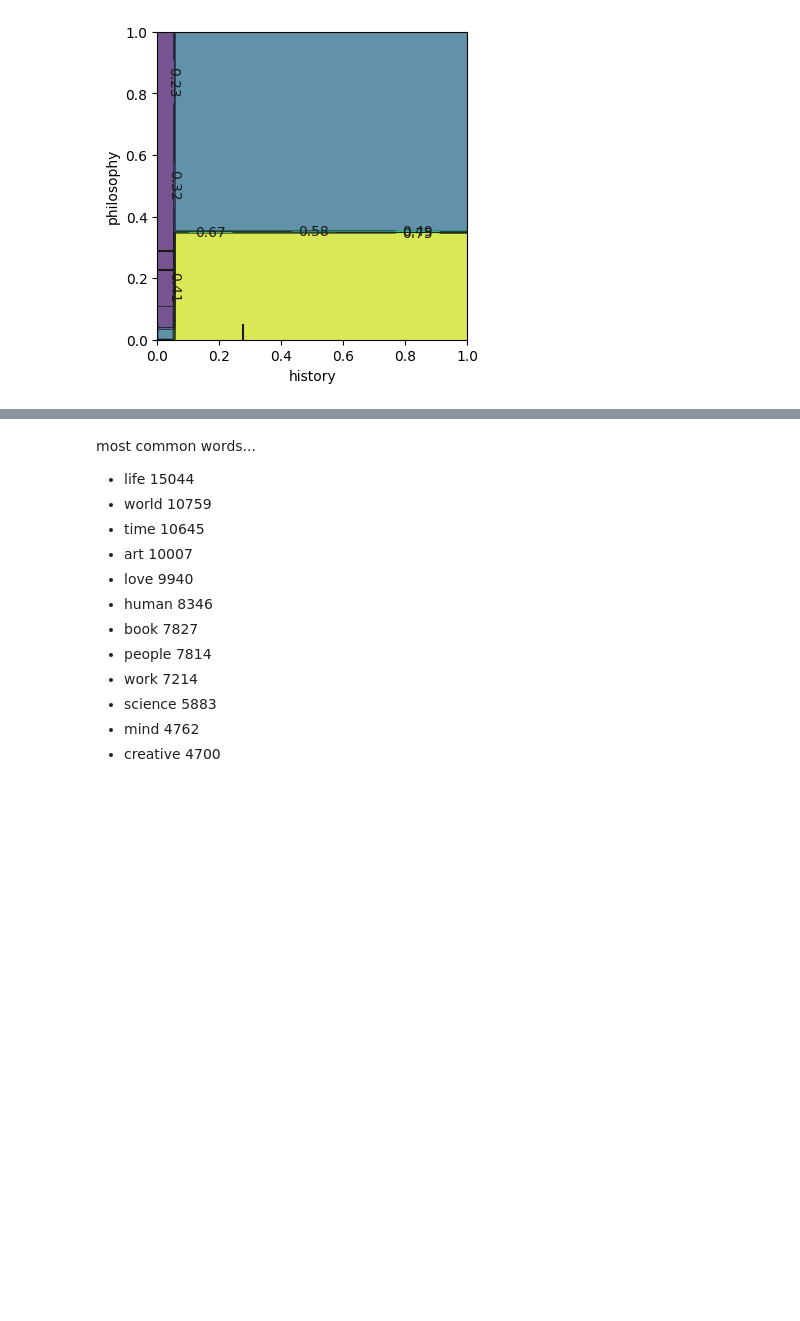
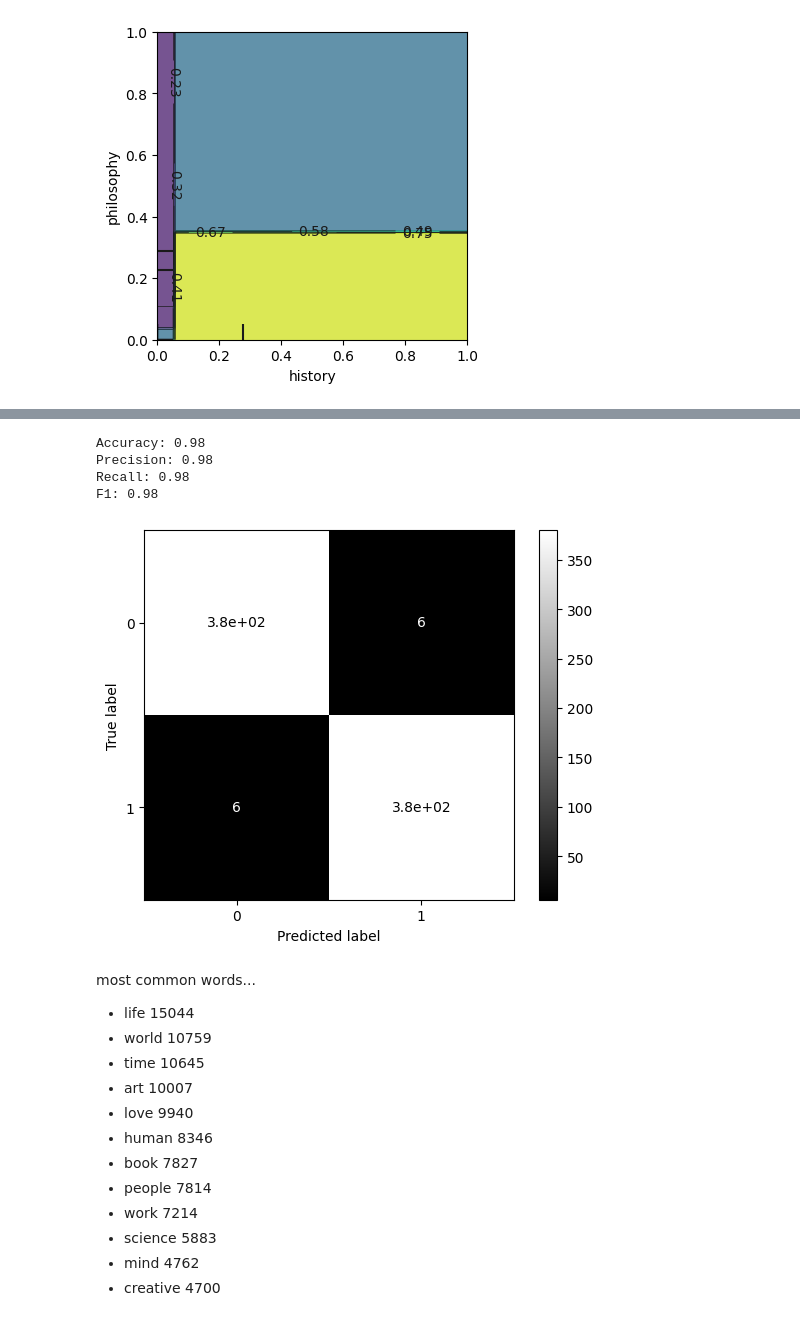
Before and after one commit to konstanzer/brainpickings-nlp, a Jupyter notebook: brain_pickings_NLP1.ipynb, the cells around one changed output, grey strips where cells are left out. Saved outputs shown, nothing was run; the diff lists cells and outputs as text; code cells hidden in the pictures; blank space fills up the shorter version.

```diff
--- a/brain_pickings_NLP1.ipynb
+++ b/brain_pickings_NLP1.ipynb
@@ -177,3 +206,23 @@ plot_partial_dependence(dt, X_train.A, features=[(301,525)],
+# %%
+#X_train, X_test, y_train, y_test = train_test_split(articles, y, test_size=0.2, stratify=y, random_state=36)
+X_test = tfidf.fit_transform(X_test)
+rf2 = DecisionTreeClassifier().fit(X_test, y_test.ravel())
+preds = rf2.predict(X_test)
+
+plt.rcdefaults()
+print(f"Accuracy: {round(rf2.score(X_test, y_test),2)}")
+print(f"Precision: {round(metrics.precision_score(y_test, preds),2)}")
+print(f"Recall: {round(metrics.recall_score(y_test, preds),2)}")
+print(f"F1: {round(metrics.f1_score(y_test, preds),2)}")
+metrics.plot_confusion_matrix(rf2, X_test, y_test, cmap="gray");
+#plt.savefig("matrixtree.png")
+#files.download("matrixtree.png")
+# %% [output]
+Accuracy: 0.98
+Precision: 0.98
+Recall: 0.98
+F1: 0.98
+[figure, added]
 # %% [markdown]
 most common words...
 * life       15044
```
Also changed, not shown: parts of 10 cells of this notebook.
